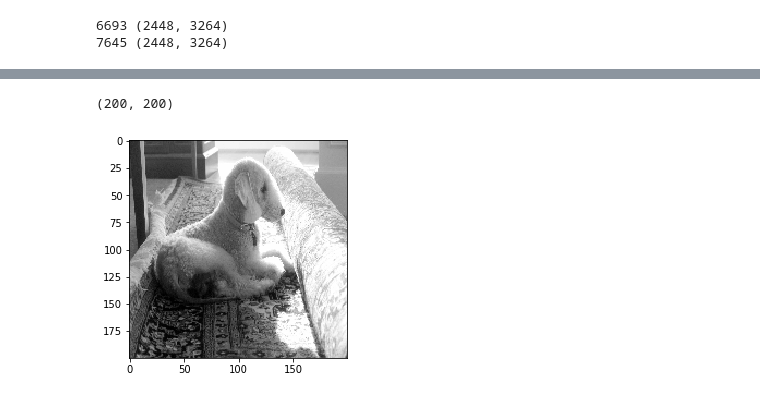
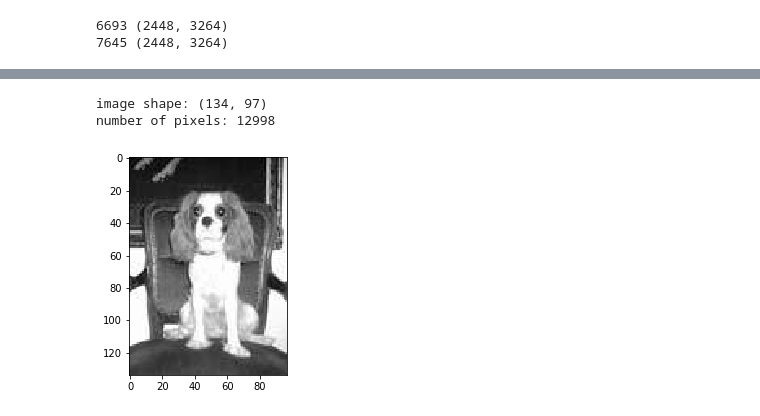
Before and after one commit to cisco3775/Image-Classifier-Using-TensorFlow, a Jupyter notebook: Image Classifier Using Tensorflow.ipynb, the cells around one changed output, grey strips where cells are left out. Saved outputs shown, nothing was run; the diff lists cells and outputs as text; code cells hidden in the pictures.

```diff
--- a/Image Classifier Using Tensorflow.ipynb
+++ b/Image Classifier Using Tensorflow.ipynb
@@ -141,7 +167,12 @@ for row in range(len(image_shape)):
 # Checking to see if image #6693 looks good when resized to 200x200
 image_size = 200
 for index, image in enumerate(os.listdir(train_folder)):
-    images = cv2.imread(os.path.join(train_folder, image), cv2.IMREAD_GRAYSCALE)
-    images = cv2.resize(images, (image_size, image_size))
     if index == 6693:
-        break
+        images = cv2.imread(os.path.join(train_folder, image), cv2.IMREAD_GRAYSCALE)
+        images = cv2.resize(images, (image_size, image_size))
+    else:
+        pass
+
+print(images.shape)
+plt.imshow(images, cmap='gray')
+plt.show()
@@ -148,9 +182,16 @@ for index, image in enumerate(os.listdir(train_folder)):
-# %%
-print(images.shape)
-# %% [output]
-(200, 200)
-# %%
-plt.imshow(images, cmap='gray')
-plt.show()
-# %% [output]
-[figure, removed]
+# %%
+# Taking a look at image #4214 at its normal size
+for index, image in enumerate(os.listdir(train_folder)):
+    if index == 4214:
+        images = cv2.imread(os.path.join(train_folder, image), cv2.IMREAD_GRAYSCALE)
+    else:
+        pass
+
+print('image shape:', images.shape)
+print('number of pixels:', images.size)
+plt.imshow(images, cmap='gray')
+plt.show()
+# %% [output]
+image shape: (134, 97)
+number of pixels: 12998
+[figure, added]
```
Also changed, not shown: parts of 45 cells of this notebook.
